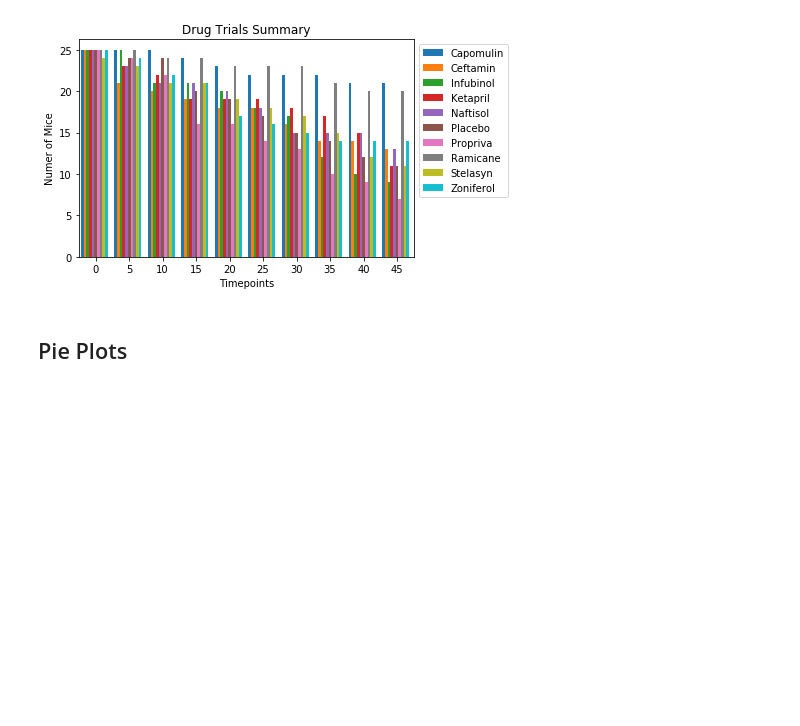
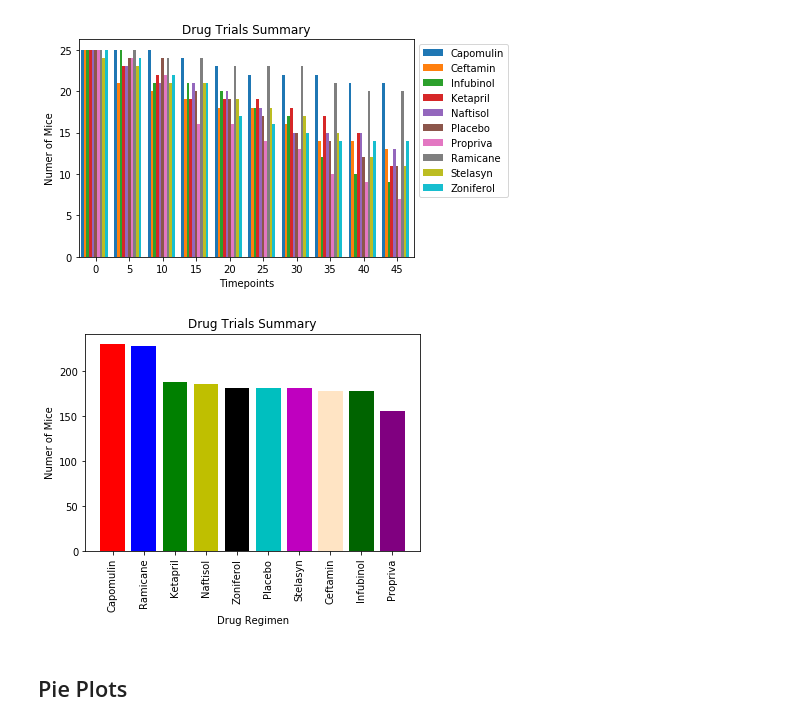
Before and after one commit to theaddies/05-Matplotlib, a Jupyter notebook: Pymaceuticals/pymaceuticals_starter.ipynb, the cells around one changed output. Saved outputs shown, nothing was run; the diff lists cells and outputs as text; code cells hidden in the pictures; blank space fills up the shorter version.

```diff
--- a/Pymaceuticals/pymaceuticals_starter.ipynb
+++ b/Pymaceuticals/pymaceuticals_starter.ipynb
@@ -503,6 +513,19 @@ plt.savefig('../plots/matplotgraph.png')
 plt.show()
 # %% [output]
 [figure]
+# %%
+y_axis = drug_regimen_mouse_df
+x_axis = drug_regimen_mouse_df.index
+plt.xticks(tick_locations, x_axis, rotation = 'vertical')
+plt.bar(x_axis, y_axis, color = ['r', 'b', 'g', 'y', 'k', 'c', 'm', 'bisque','darkgreen', 'purple' ])
+
+plt.title('Drug Trials Summary')
+plt.xlabel('Drug Regimen')
+plt.ylabel('Numer of Mice')
+plt.savefig('../plots/matplotgraph.png')
+plt.show()
+# %% [output]
+[figure, added]
 # %% [markdown]
 ## Pie Plots
 # %%
```
Also changed, not shown: parts of 13 cells of this notebook.
